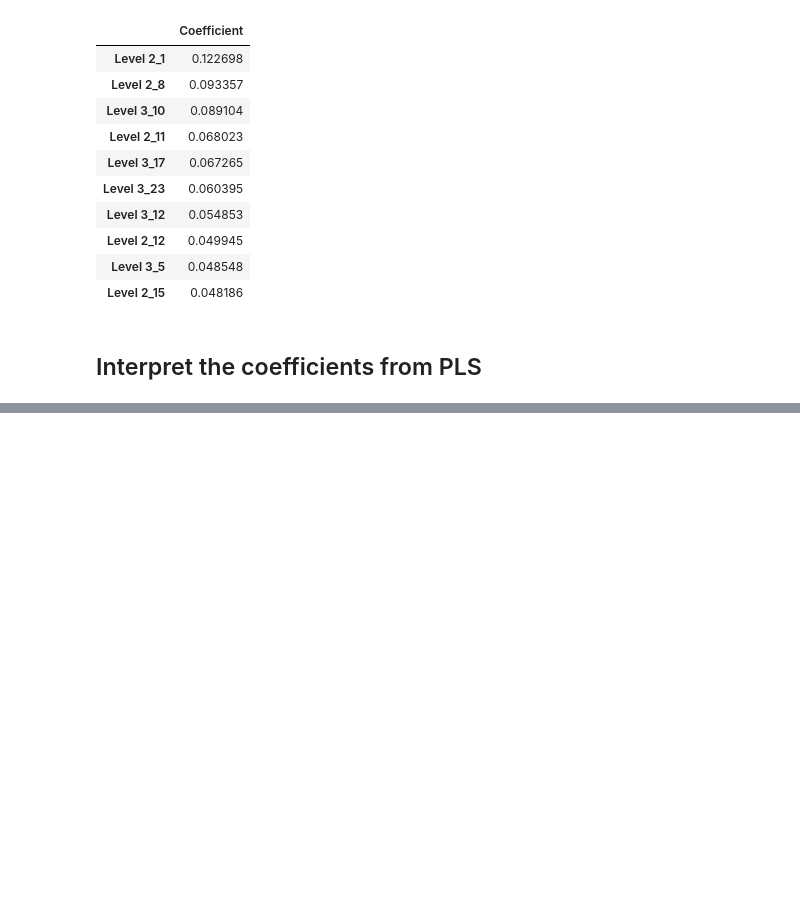
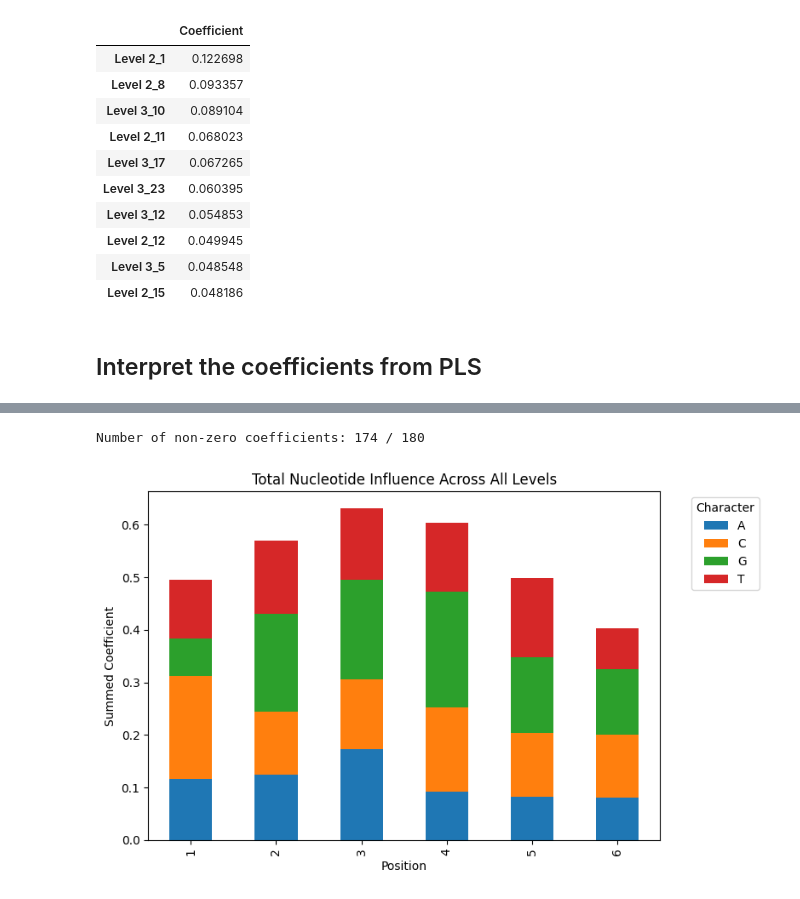
Before and after one commit to sb2cl/Activity-Clouds, a Jupyter notebook: 30_PLS_analysis.ipynb, the cells around one changed output, grey strips where cells are left out. Cells and saved outputs as stored; diff of their text form; code cells hidden in the pictures; blank space fills up the shorter version.

```diff
--- a/30_PLS_analysis.ipynb
+++ b/30_PLS_analysis.ipynb
@@ -194 +195,33 @@ df_coefficients
 180 rows × 4 columns
+# %%
+# Get the number of non-zero coefficients
+non_zero_coefficients = len(df_coefficients[df_coefficients['coefficient'] != 0])
+print(f'Number of non-zero coefficients: {non_zero_coefficients} / {len(df_coefficients)}')
+# %% [output]
+Number of non-zero coefficients: 174 / 180
+# %%
+# Aggregate across all levels: sum coefficients by position & character
+agg = df_coefficients.groupby(['position', 'character'])['coefficient'].sum().reset_index()
+
+# Remove the _ character from the agg dataset
+agg = agg[agg['character'] != '_']
+
+# Pivot so each position is a row, characters are columns
+pivot = agg.pivot_table(
+    index='position',
+    columns='character',
+    values='coefficient',
+    fill_value=0,
+)
+
+# Plot a single stacked‐bar chart
+fig, ax = plt.subplots(figsize=(8, 5))
+pivot.plot(kind='bar', stacked=True, ax=ax)
+ax.set_title('Total Nucleotide Influence Across All Levels')
+ax.set_xlabel('Position')
+ax.set_ylabel('Summed Coefficient')
+ax.legend(title='Character', bbox_to_anchor=(1.05, 1), loc='upper left')
+plt.tight_layout()
+plt.show()
+# %% [output]
+[figure, added]
```
Also changed, not shown: parts of 2 cells of this notebook, 2 other files.
